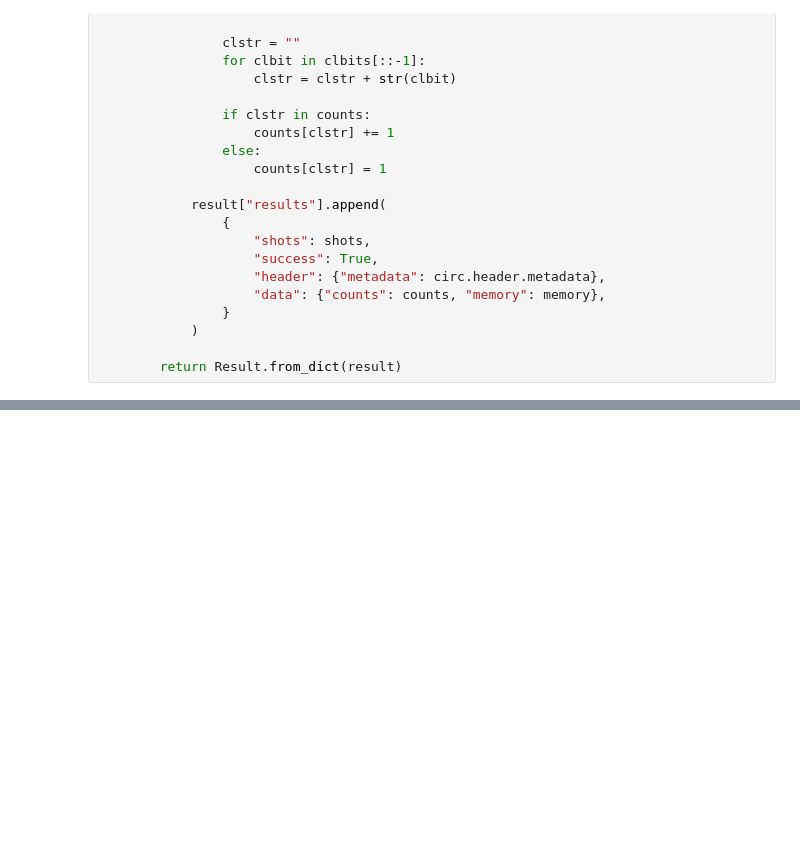
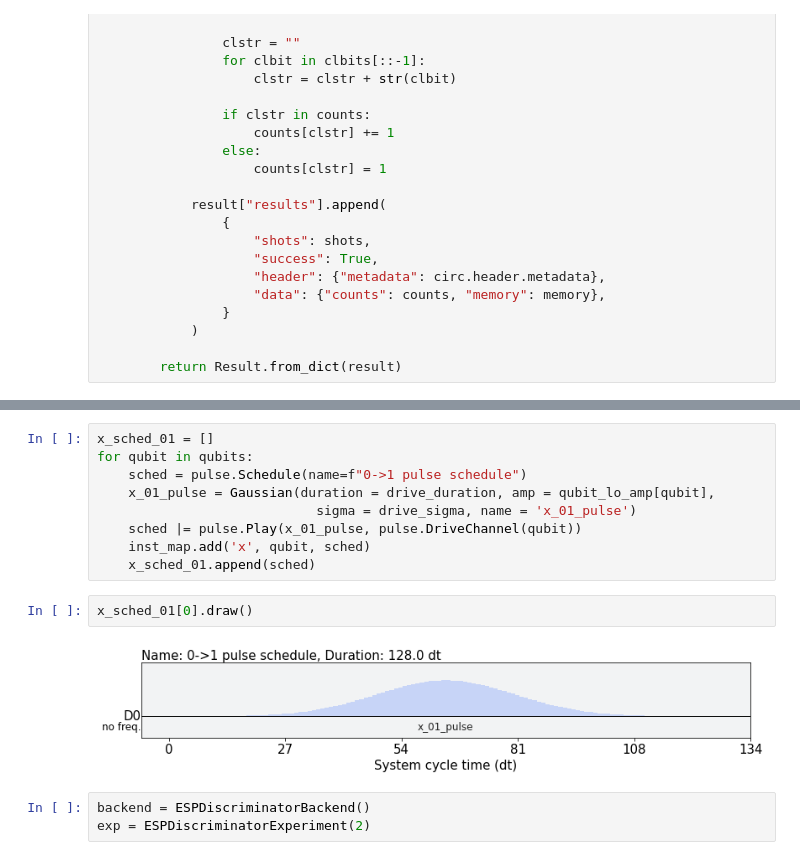
Before and after one commit to coruscating/qiskit-experiments, a Jupyter notebook: docs/tutorials/esp_discriminator.ipynb, the cells around one changed output, grey strips where cells are left out. Saved outputs shown, nothing was run; the diff lists cells and outputs as text; blank space fills up the shorter version.

```diff
--- a/docs/tutorials/esp_discriminator.ipynb
+++ b/docs/tutorials/esp_discriminator.ipynb
@@ -142,0 +246,16 @@ Schedule((0, Play(Drag(duration=320, amp=(0.8183699822712108+0j), sigma=80, beta
+# %%
+x_sched_01 = []
+for qubit in qubits:
+    sched = pulse.Schedule(name=f"0->1 pulse schedule")
+    x_01_pulse = Gaussian(duration = drive_duration, amp = qubit_lo_amp[qubit],
+                            sigma = drive_sigma, name = 'x_01_pulse')
+    sched |= pulse.Play(x_01_pulse, pulse.DriveChannel(qubit))
+    inst_map.add('x', qubit, sched)
+    x_sched_01.append(sched)
+# %%
+x_sched_01[0].draw()
+# %% [output]
+[figure, added]
+# %%
+backend = ESPDiscriminatorBackend()
+exp = ESPDiscriminatorExperiment(2)
```
Also changed, not shown: parts of 19 cells of this notebook, 2 other files.
